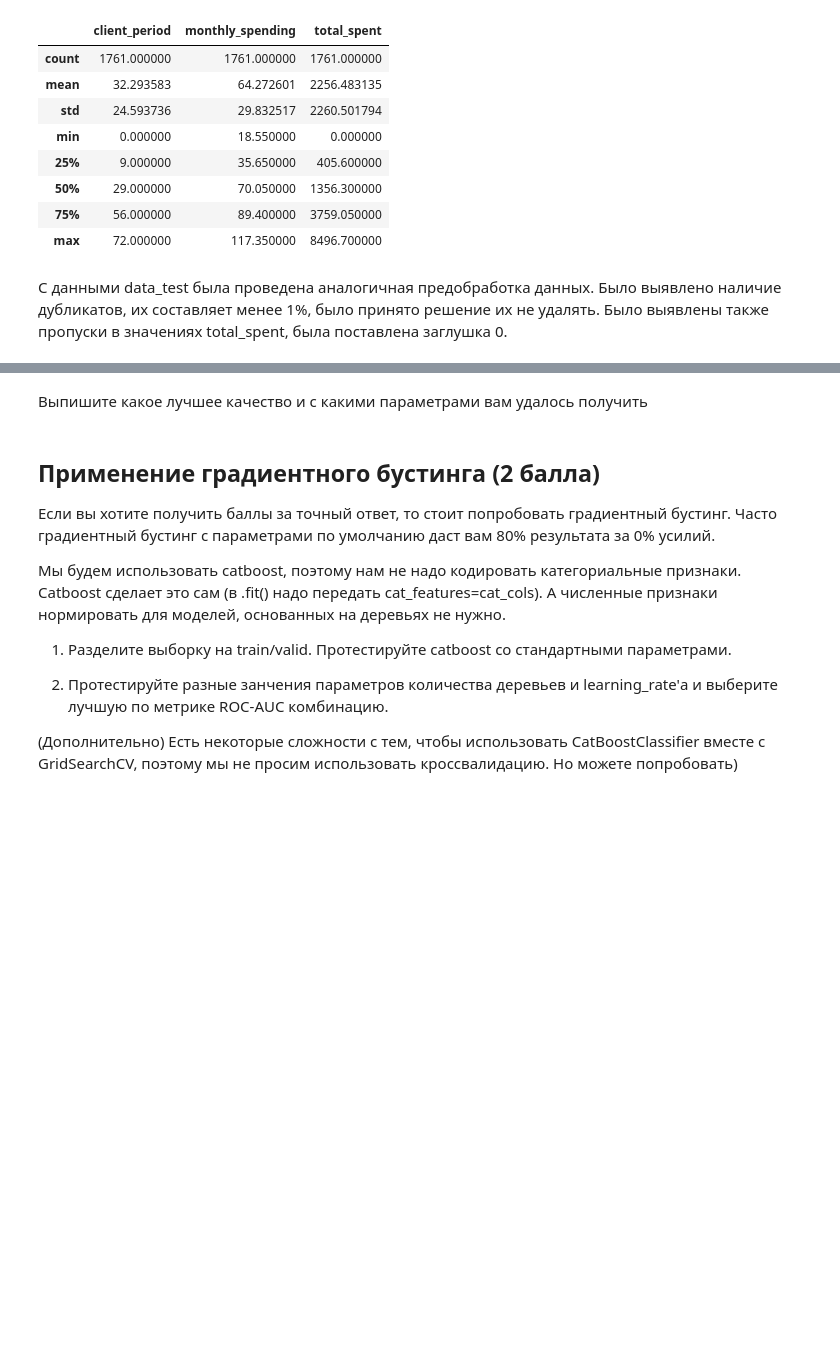
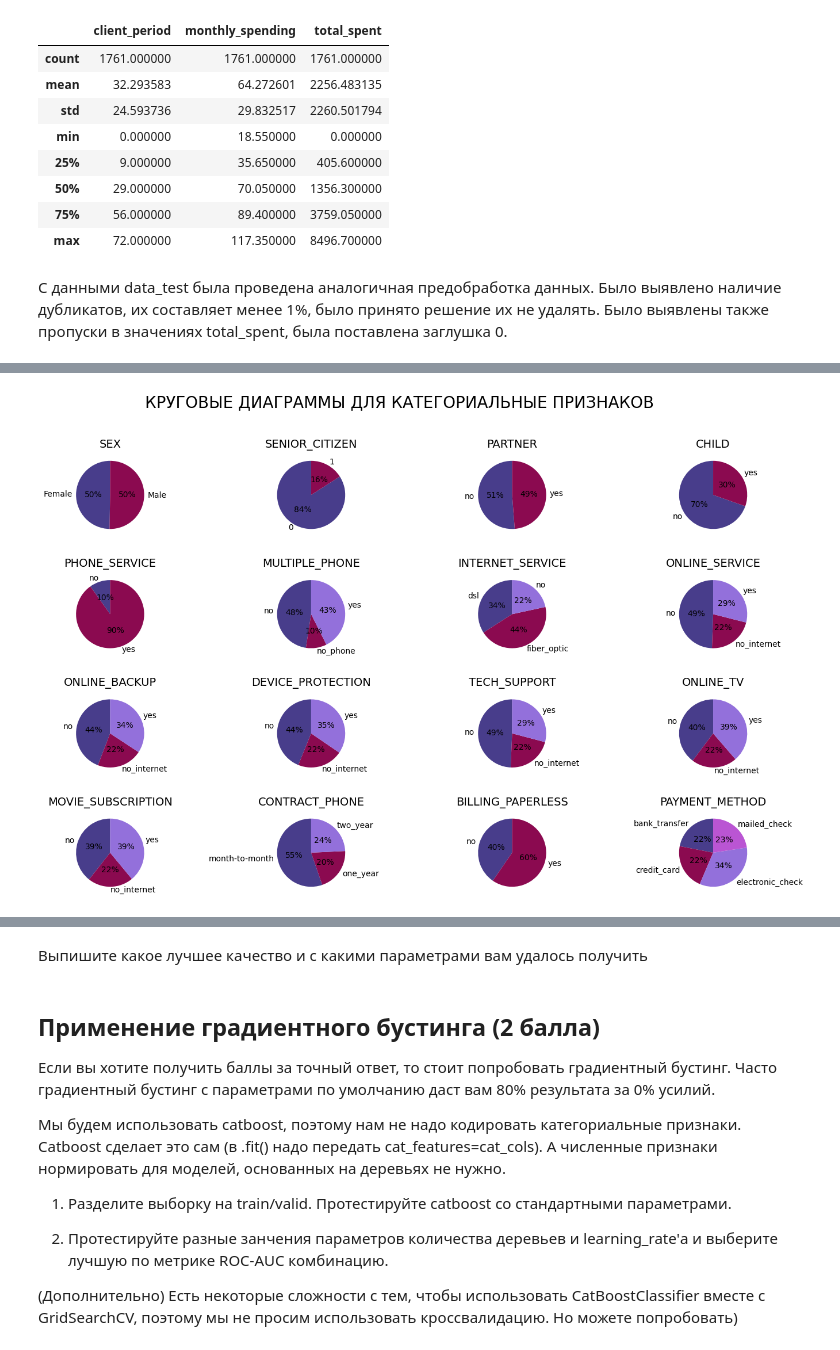
Before and after one commit to ValentinaZubareva2906/deep_learning_mipt, a Jupyter notebook: неделя 3 "Отток клиентов"/note.ipynb, the cells around one changed output, grey strips where cells are left out. Saved outputs shown, nothing was run; the diff lists cells and outputs as text; code cells hidden in the pictures; blank space fills up the shorter version.

```diff
--- a/неделя 3 "Отток клиентов"/note.ipynb
+++ b/неделя 3 "Отток клиентов"/note.ipynb
@@ -482,0 +513,80 @@ display(data_test[['client_period', 'monthly_spending', 'total_spent']].describe
+# %%
+data = data_train.reset_index()
+# %%
+fig = plt.figure(figsize=(17,10))
+plt.subplots_adjust(wspace=0.3, hspace=0.4)
+plt.suptitle("КРУГОВЫЕ ДИАГРАММЫ ДЛЯ КАТЕГОРИАЛЬНЫЕ ПРИЗНАКОВ",fontsize=20)
+i= 0
+r,c = 0 ,0   # rows(r) and columns(c)
+
+list = ['sex','senior_citizen', 'partner', 'child', 'phone_service', 'multiple_phone',
+       'internet_service', 'online_service', 'online_backup',
+       'device_protection', 'tech_support', 'online_tv', 'movie_subscription',
+       'contract_phone', 'billing_paperless', 'payment_method']
+
+for i in range(16):
+    if i < 4:
+        name = list[i]
+        name_1 = list[list.index(name)]
+        ax1 = plt.subplot2grid((4,4), (r, c))
+        df1 = data.pivot_table(index = name, values = 'index', aggfunc = 'count')
+        labels = df1.reset_index()[name]
+        plt.pie(df1['index'],labels = labels,autopct='%.0f%%',colors=['#483D8B','#8B0A50','mediumpurple', 'mediumorchid'],
+                startangle=90,
+                pctdistance=0.5)
+        plt.title(f'{name_1.upper()}', fontsize=14);
+        c +=1
+        i+=1
+    elif (i > 3) and (i < 8):
+        name = list[i]
+        name_1 = list[list.index(name)]
+        if i == 4:
+          c = 0
+        r = 1
+        ax1 = plt.subplot2grid((4,4), (r, c))
+        df1 = data.pivot_table(index = name, values = 'index', aggfunc = 'count')
+        labels = df1.reset_index()[name]
+        plt.pie(df1['index'],labels = labels,autopct='%.0f%%',colors=['#483D8B','#8B0A50','mediumpurple', 'mediumorchid'],
+                startangle=90,
+                pctdistance=0.5)
+        plt.title(f'{name_1.upper()}', fontsize=14);
+        c +=1
+        i += i
+
+    elif (i > 7) and (i < 12):
+        name = list[i]
+        name_1 = list[list.index(name)]
+        if i == 8:
+          c = 0
+        r = 2
+        ax1 = plt.subplot2grid((4,4), (r, c))
+        df1 = data.pivot_table(index = name, values = 'index', aggfunc = 'count')
+        labels = df1.reset_index()[name]
+        plt.pie(df1['index'],labels = labels,autopct='%.0f%%',colors=['#483D8B','#8B0A50','mediumpurple', 'mediumorchid'],
+                startangle=90,
+                pctdistance=0.5)
+        plt.title(f'{name_1.upper()}', fontsize=14);
+        c +=1
+        i += i
+
+    else:
+        name = list[i]
+        name_1 = list[list.index(name)]
+        if i == 12:
+          c = 0
+        r = 3
+        ax1 = plt.subplot2grid((4,4), (r, c))
+        df1 = data.pivot_table(index = name, values = 'index', aggfunc = 'count')
+        labels = df1.reset_index()[name]
+        plt.pie(df1['index'],labels = labels,autopct='%.0f%%',colors=['#483D8B','#8B0A50','mediumpurple', 'mediumorchid'],
+                startangle=90,
+                pctdistance=0.5)
+        plt.title(f'{name_1.upper()}', fontsize=14);
+        c += 1
+        i += 1
+
+
+
+plt.show()
+# %% [output]
+[figure, added]
```
Also changed, not shown: parts of 20 cells of this notebook.
